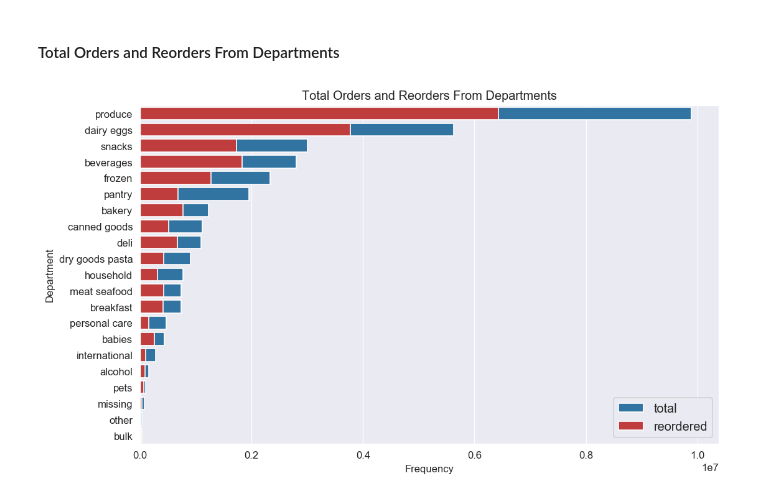
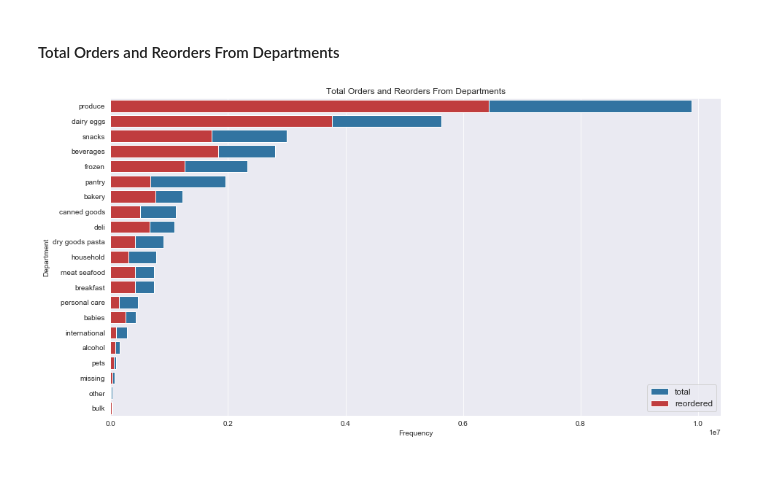
Before and after one commit to archd3sai/Instacart-Market-Basket-Analysis, a Jupyter notebook: Exploratory Data Analysis.ipynb, the cells around one changed output. Cells and saved outputs as stored; diff of their text form; code cells hidden in the pictures; blank space fills up the shorter version.

```diff
--- a/Exploratory Data Analysis.ipynb
+++ b/Exploratory Data Analysis.ipynb
@@ -421,19 +408,18 @@ plt.show()
 # %% [markdown]
 ### Departments
 # %%
-temp_df = order_products.groupby("department")["reordered"].agg(['count', 'sum'])
-temp_df = temp_df.sort_values('count', ascending=False).reset_index()
+temp_df = order_products.groupby("department")["reordered"].agg(['count', 'sum']).rename(columns = {'count':'total','sum':'reorders'})
+temp_df = temp_df.sort_values('total', ascending=False).reset_index()
 # %% [markdown]
 #### Total Orders and Reorders From Departments
 # %%
-fig, ax = plt.subplots(figsize = (10,6))
-ax = sns.barplot(y = temp_df.department, x = temp_df["count"], color=color[0], label = "total")
-ax = sns.barplot(y = temp_df.department, x = temp_df["sum"], color=color[3], label = "reordered")
+fig, ax = plt.subplots(figsize = (15,8))
+ax = sns.barplot(y = temp_df.department, x = temp_df["total"], color=color[0], label = "total")
+ax = sns.barplot(y = temp_df.department, x = temp_df["reorders"], color=color[3], label = "reordered")
 ax.set_ylabel("Department")
 ax.set_xlabel("Frequency")
 ax.legend(loc = 4, prop={'size': 12})
 ax.set_title("Total Orders and Reorders From Departments")
-fig.savefig("Total Orders and Reorders From Departments.png")
 plt.show()
 # %% [output]
-[figure, old version]
+[figure, new version]
```
Also changed, not shown: parts of 13 cells of this notebook.
